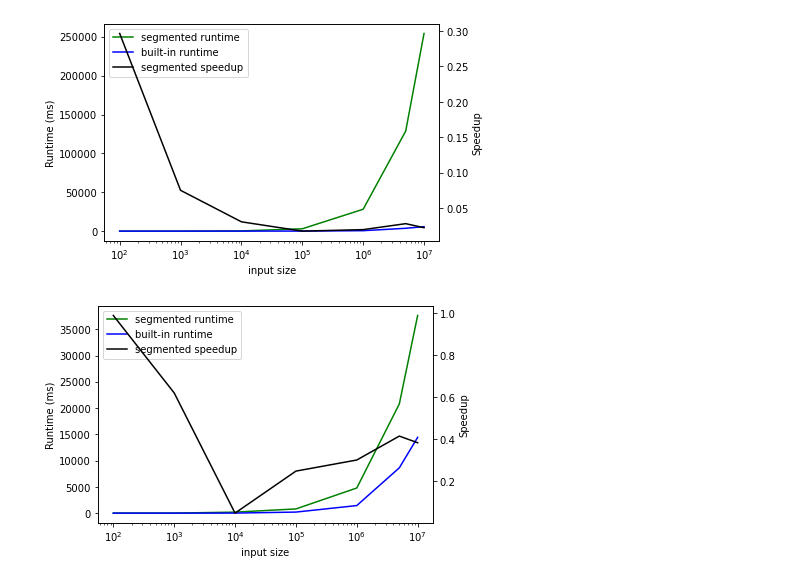
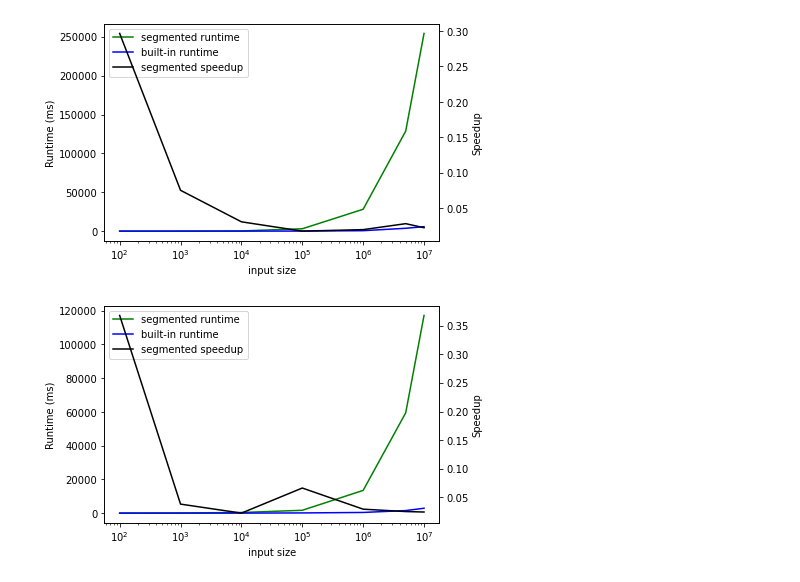
Before and after one commit to antfor/TDA280, a Jupyter notebook: LabC/Graphs.ipynb, the cells around one changed output. Saved outputs shown, nothing was run; the diff lists cells and outputs as text; code cells hidden in the pictures.

Commit message:
q2 graphs done

```diff
--- a/LabC/Graphs.ipynb
+++ b/LabC/Graphs.ipynb
@@ -91,6 +104,6 @@ plotComp('e22', 'i32_', '_bools', 'eb22', 'one_', '_i32s','c')
 # %% [output]
 [figure]
 # %%
-plotComp('e21', 'i32_', '_bools', 'eb21', 'one_', '_i32s','multicore')
+plotComp('e22', 'i32_', '_bools', 'eb22', 'one_', '_i32s','multicore')
 # %% [output]
-[figure, old version]
+[figure, new version]
```
Also changed, not shown: parts of 12 cells of this notebook, 8 other files.
